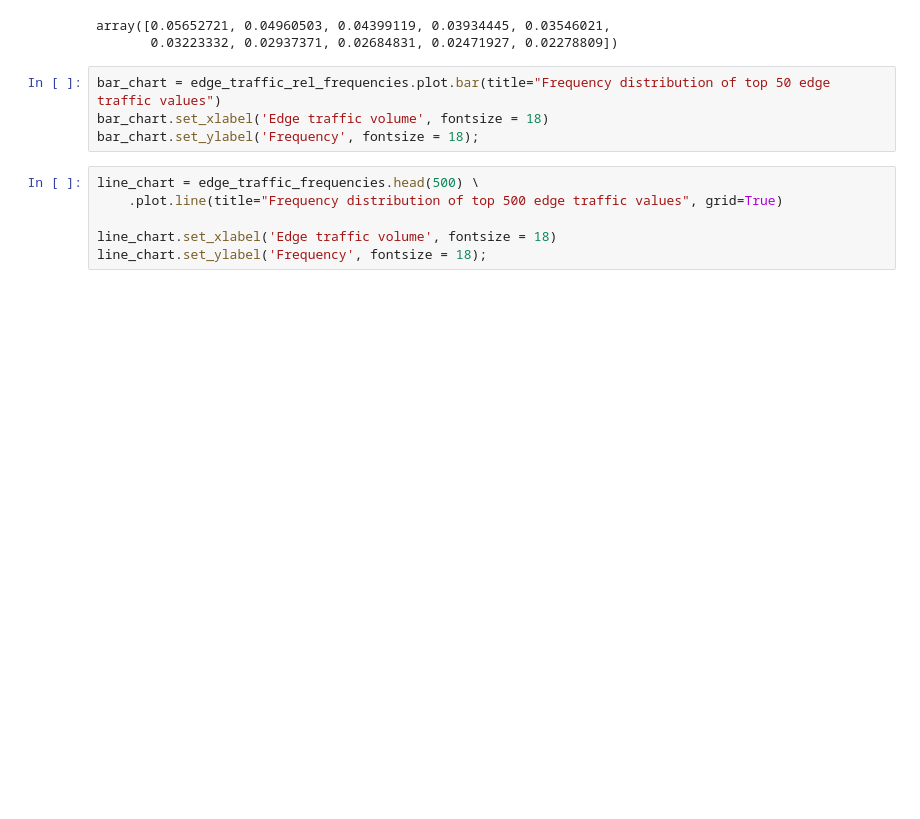
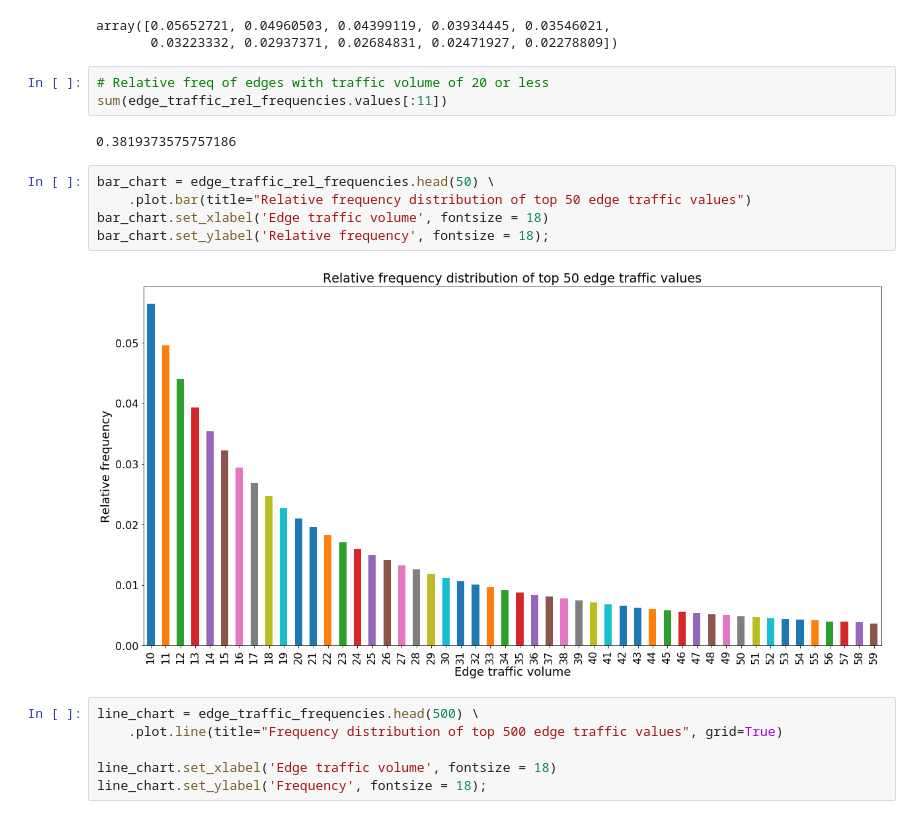
Before and after one commit to 33eyes/wiki-clickstream-graph, a Jupyter notebook: checking_a_sample_raw_dataset.ipynb, the cells around one changed output. Drawn from its saved outputs; the diff is of its cells as text; blank space fills up the shorter version.

```diff
--- a/checking_a_sample_raw_dataset.ipynb
+++ b/checking_a_sample_raw_dataset.ipynb
@@ -205,10 +225,18 @@ edge_traffic_rel_frequencies.values[:10]
 # %% [output]
 array([0.05652721, 0.04960503, 0.04399119, 0.03934445, 0.03546021,
        0.03223332, 0.02937371, 0.02684831, 0.02471927, 0.02278809])
+# %%
+# Relative freq of edges with traffic volume of 20 or less
+sum(edge_traffic_rel_frequencies.values[:11])
+# %% [output]
+0.3819373575757186
 # %%
-bar_chart = edge_traffic_rel_frequencies.plot.bar(title="Frequency distribution of top 50 edge traffic values")
+bar_chart = edge_traffic_rel_frequencies.head(50) \
+    .plot.bar(title="Relative frequency distribution of top 50 edge traffic values")
 bar_chart.set_xlabel('Edge traffic volume', fontsize = 18)
-bar_chart.set_ylabel('Frequency', fontsize = 18);
+bar_chart.set_ylabel('Relative frequency', fontsize = 18);
+# %% [output]
+[figure, added]
 # %%
 line_chart = edge_traffic_frequencies.head(500) \
     .plot.line(title="Frequency distribution of top 500 edge traffic values", grid=True)
```
Also changed, not shown: parts of 27 cells of this notebook.
